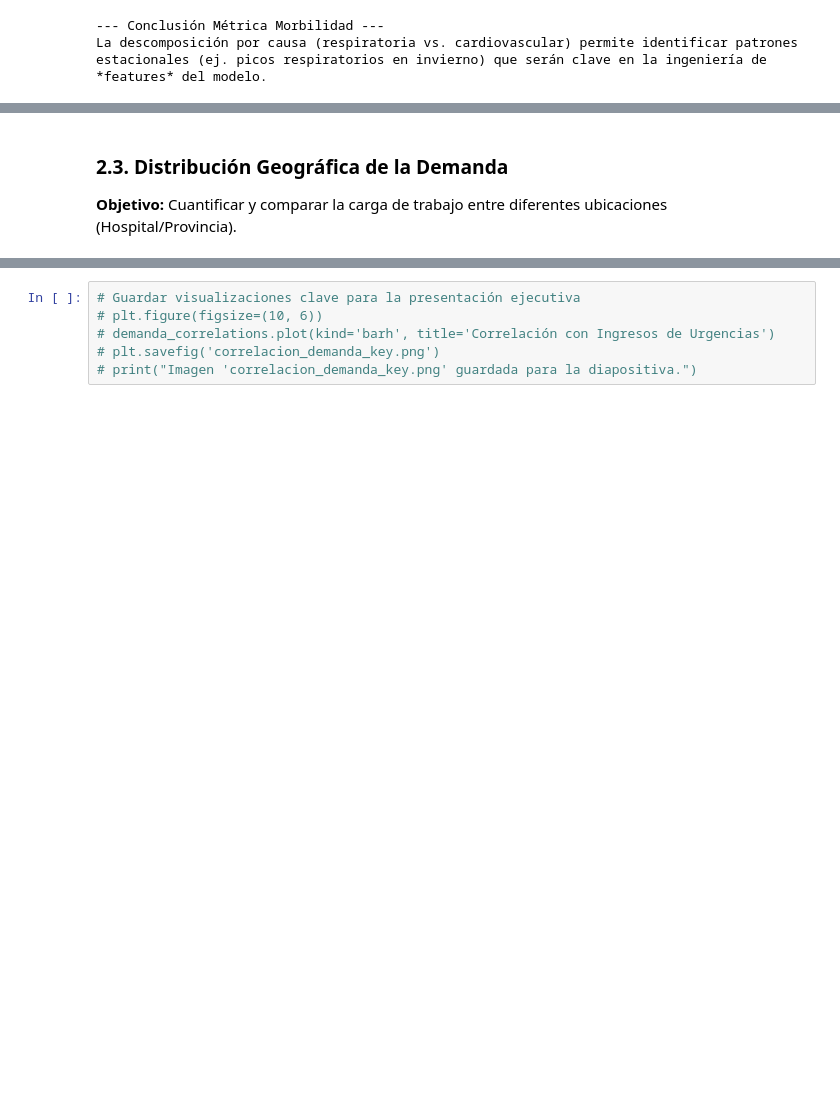
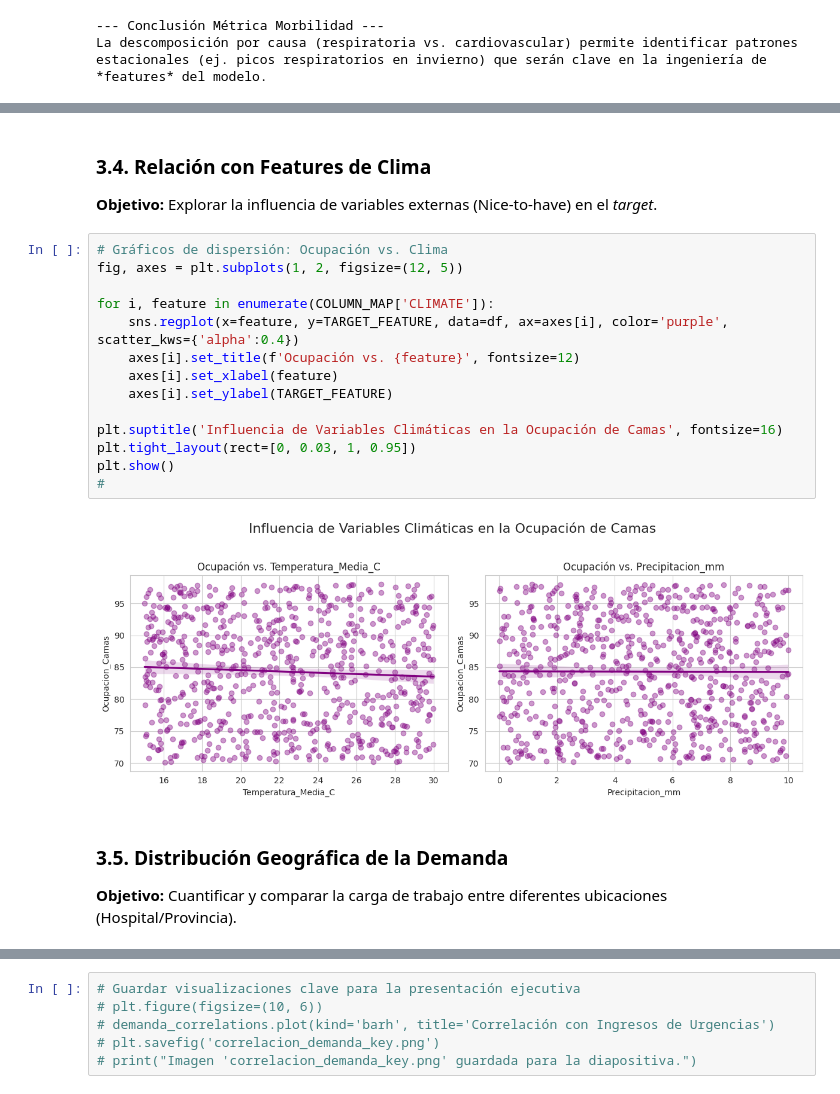
Before and after one commit to BarbaraAngelesOrtiz/Proyecto-Predicci-n-hospitalaria, a Jupyter notebook: Análisis_y_Visualización_de_Demanda_Hospitalaria.ipynb, the cells around one changed output, grey strips where cells are left out. Saved outputs shown, nothing was run; the diff lists cells and outputs as text; blank space fills up the shorter version.

```diff
--- a/Análisis_y_Visualización_de_Demanda_Hospitalaria.ipynb
+++ b/Análisis_y_Visualización_de_Demanda_Hospitalaria.ipynb
@@ -125,5 +267,25 @@ La descomposición por causa (respiratoria vs. cardiovascular) permite identific
+# %% [markdown]
+### 3.4. Relación con Features de Clima
+
+**Objetivo:** Explorar la influencia de variables externas (Nice-to-have) en el *target*.
+# %%
+# Gráficos de dispersión: Ocupación vs. Clima
+fig, axes = plt.subplots(1, 2, figsize=(12, 5))
+
+for i, feature in enumerate(COLUMN_MAP['CLIMATE']):
+    sns.regplot(x=feature, y=TARGET_FEATURE, data=df, ax=axes[i], color='purple', scatter_kws={'alpha':0.4})
+    axes[i].set_title(f'Ocupación vs. {feature}', fontsize=12)
+    axes[i].set_xlabel(feature)
+    axes[i].set_ylabel(TARGET_FEATURE)
+
+plt.suptitle('Influencia de Variables Climáticas en la Ocupación de Camas', fontsize=16)
+plt.tight_layout(rect=[0, 0.03, 1, 0.95])
+plt.show()
+#
+# %% [output]
+[figure, added]
 # %% [markdown]
-### 2.3. Distribución Geográfica de la Demanda
+### 3.5. Distribución Geográfica de la Demanda
 
 **Objetivo:** Cuantificar y comparar la carga de trabajo entre diferentes ubicaciones (Hospital/Provincia).
 # %%
```
Also changed, not shown: parts of 26 cells of this notebook.
